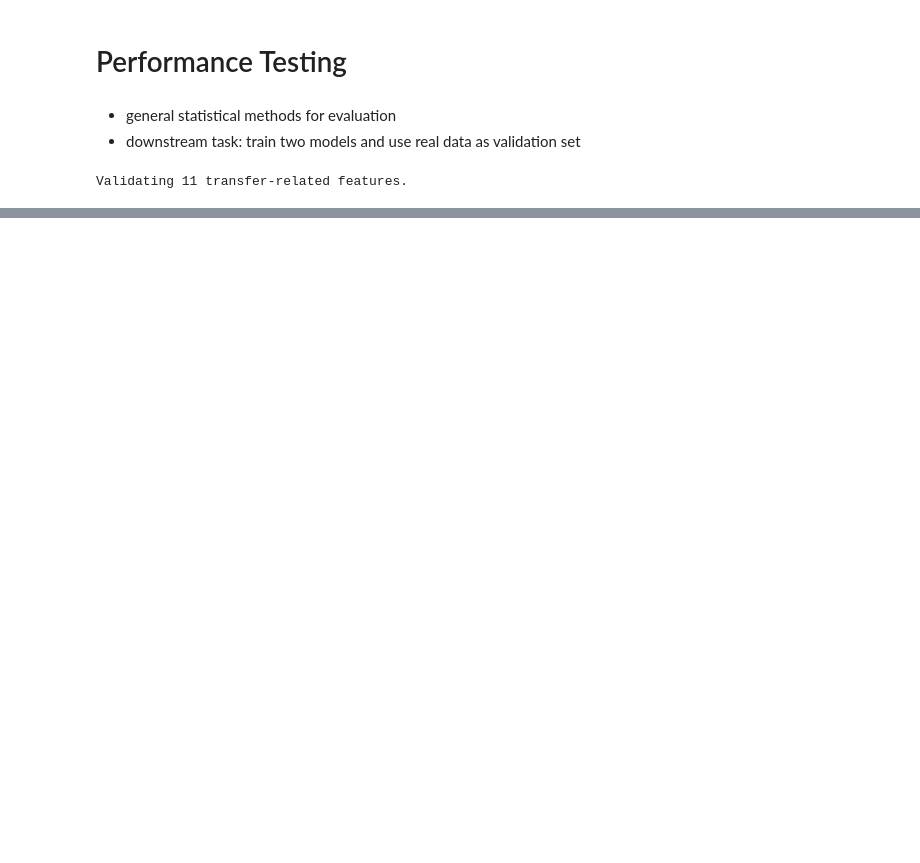
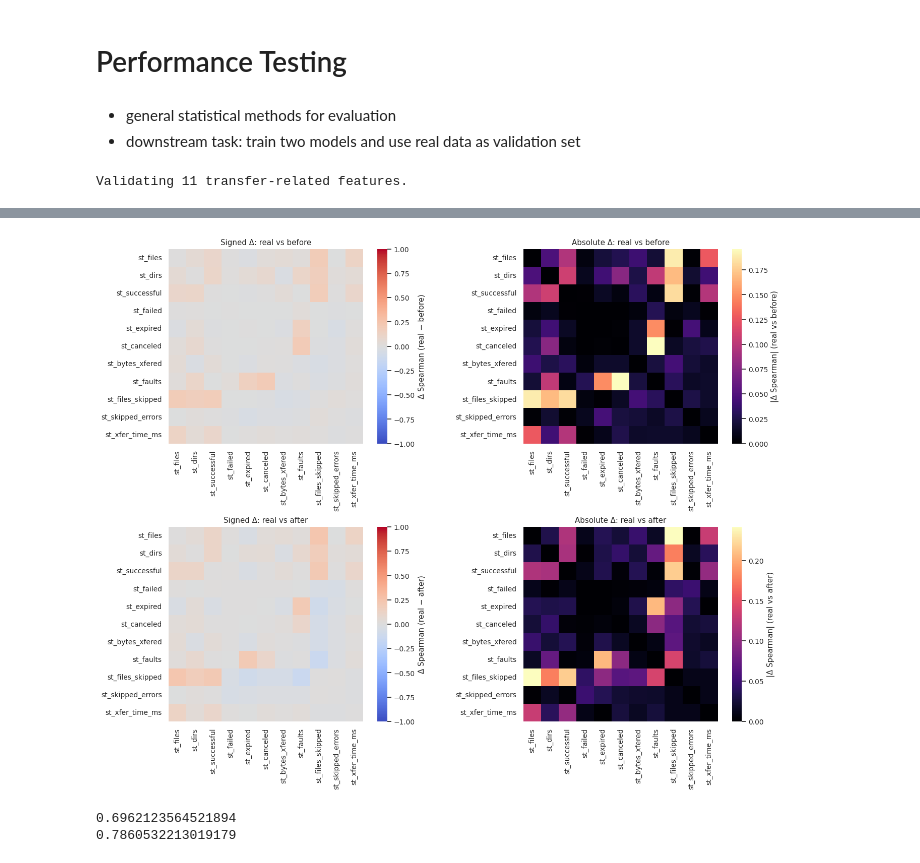
Before and after one commit to psh0078/gmm-synth-transfer, a Jupyter notebook: perf/perf.ipynb, the cells around one changed output, grey strips where cells are left out. Drawn from its saved outputs; the diff is of its cells as text; code cells hidden in the pictures; blank space fills up the shorter version.

```diff
--- a/perf/perf.ipynb
+++ b/perf/perf.ipynb
@@ -272,0 +256,65 @@ Top correlation differences:
+# %%
+import numpy as np
+import seaborn as sns
+import matplotlib.pyplot as plt
+
+def corr_diffs(real_df, other_df):
+    corr_real = real_df.corr("spearman")
+    corr_other = other_df.corr("spearman")
+    signed = corr_real - corr_other
+    abs_diff = signed.abs()
+    return signed, abs_diff
+
+signed_before, abs_before = corr_diffs(real, before)
+signed_after,  abs_after  = corr_diffs(real, after)
+
+sns.set_theme(style="white", font="DejaVu Sans", font_scale=0.9)
+fig, axes = plt.subplots(2, 2, figsize=(14, 11), constrained_layout=True)
+
+heatmap_cfg = dict(square=True)
+
+# real − before (signed)
+sns.heatmap(
+    signed_before, ax=axes[0, 0],
+    cmap="coolwarm", center=0, vmin=-1, vmax=1,
+    cbar_kws={"label": "Δ Spearman (real − before)"},
+    **heatmap_cfg,
+)
+axes[0, 0].set_title("Signed Δ: real vs before")
+
+# real − before (abs)
+sns.heatmap(
+    abs_before, ax=axes[0, 1],
+    cmap="magma", vmin=0, vmax=abs_before.values.max(),
+    cbar_kws={"label": "|Δ Spearman| (real vs before)"},
+    **heatmap_cfg,
+)
+axes[0, 1].set_title("Absolute Δ: real vs before")
+
+# real − after (signed)
+sns.heatmap(
+    signed_after, ax=axes[1, 0],
+    cmap="coolwarm", center=0, vmin=-1, vmax=1,
+    cbar_kws={"label": "Δ Spearman (real − after)"},
+    **heatmap_cfg,
+)
+axes[1, 0].set_title("Signed Δ: real vs after")
+
+# real − after (abs)
+sns.heatmap(
+    abs_after, ax=axes[1, 1],
+    cmap="magma", vmin=0, vmax=abs_after.values.max(),
+    cbar_kws={"label": "|Δ Spearman| (real vs after)"},
+    **heatmap_cfg,
+)
+axes[1, 1].set_title("Absolute Δ: real vs after")
+
+plt.show()
+# %% [output]
+[figure, added]
+# %%
+print(np.linalg.norm(signed_before, "fro"))
+print(np.linalg.norm(signed_after, "fro"))
+# %% [output]
+0.6962123564521894
+0.7860532213019179
```
Also changed, not shown: parts of 19 cells of this notebook, 6 other files.
